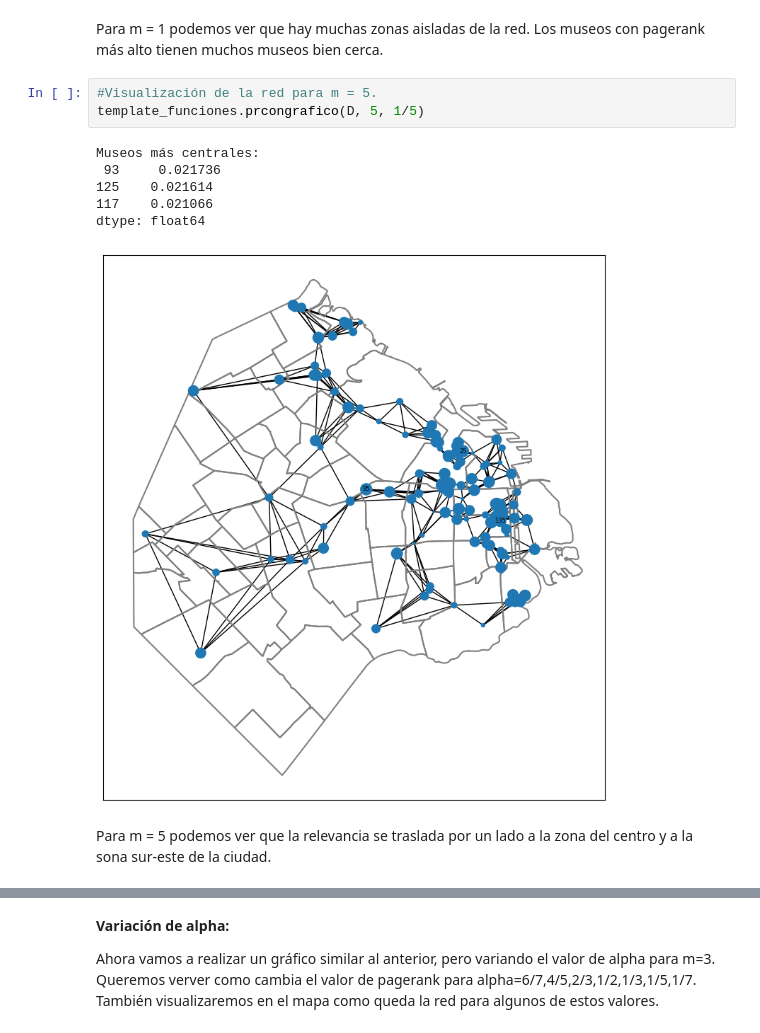
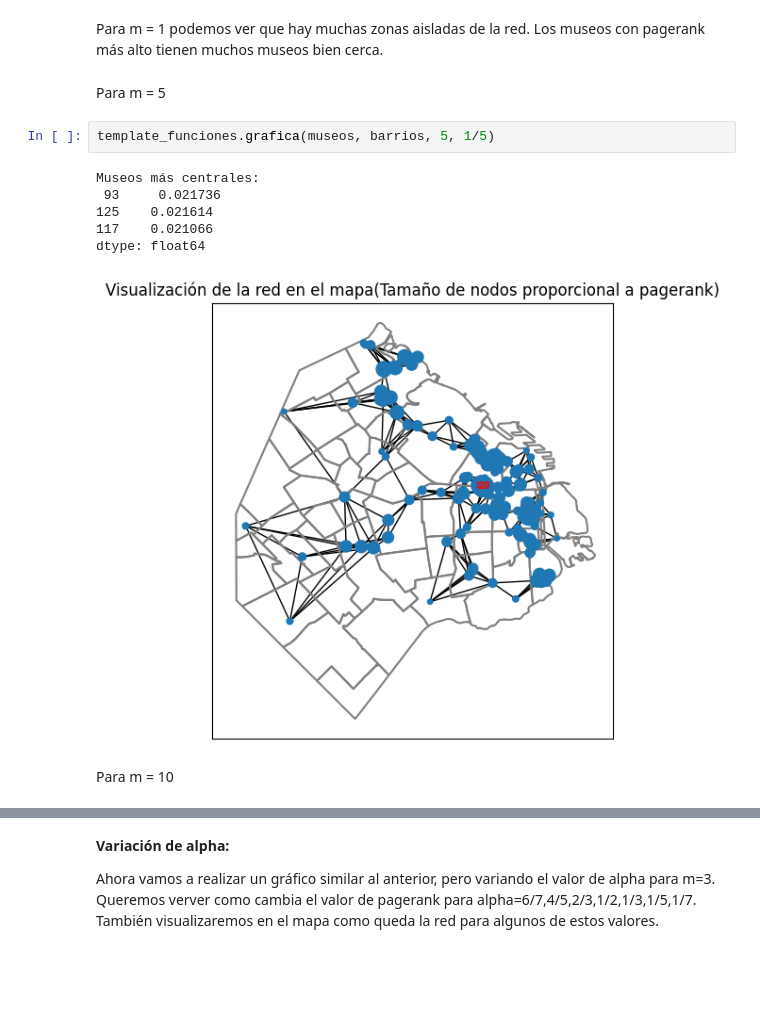
Before and after one commit to lrnyari/tp-alc, a Jupyter notebook: TP1_template.ipynb, the cells around one changed output, grey strips where cells are left out. Cells and saved outputs as stored; diff of their text form; blank space fills up the shorter version.

```diff
--- a/TP1_template.ipynb
+++ b/TP1_template.ipynb
@@ -236,17 +237,18 @@ dtype: float64
 # %% [markdown]
 Para m = 1 podemos ver que hay muchas zonas aisladas de la red. Los museos con pagerank más alto tienen muchos museos bien cerca.
-# %%
-#Visualización de la red para m = 5.
-template_funciones.prcongrafico(D, 5, 1/5)
-# %% [output]
-Museos más centrales:
- 93     0.021736
-125    0.021614
-117    0.021066
-dtype: float64
-[figure, removed]
-# %% [markdown]
-Para m = 5 podemos ver que la relevancia se traslada por un lado a la zona del centro y a la sona sur-este de la ciudad.
+# %% [markdown]
+Para m = 5
+# %%
+template_funciones.grafica(museos, barrios, 5, 1/5)
+# %% [output]
+Museos más centrales:
+ 93     0.021736
+125    0.021614
+117    0.021066
+dtype: float64
+[figure, added]
+# %% [markdown]
+Para m = 10
 # %%
 #Visualización de la red para m = 10.
 template_funciones.prcongrafico(D, 10, 1/5)
```
Also changed, not shown: parts of 32 cells of this notebook, 1 other file.
